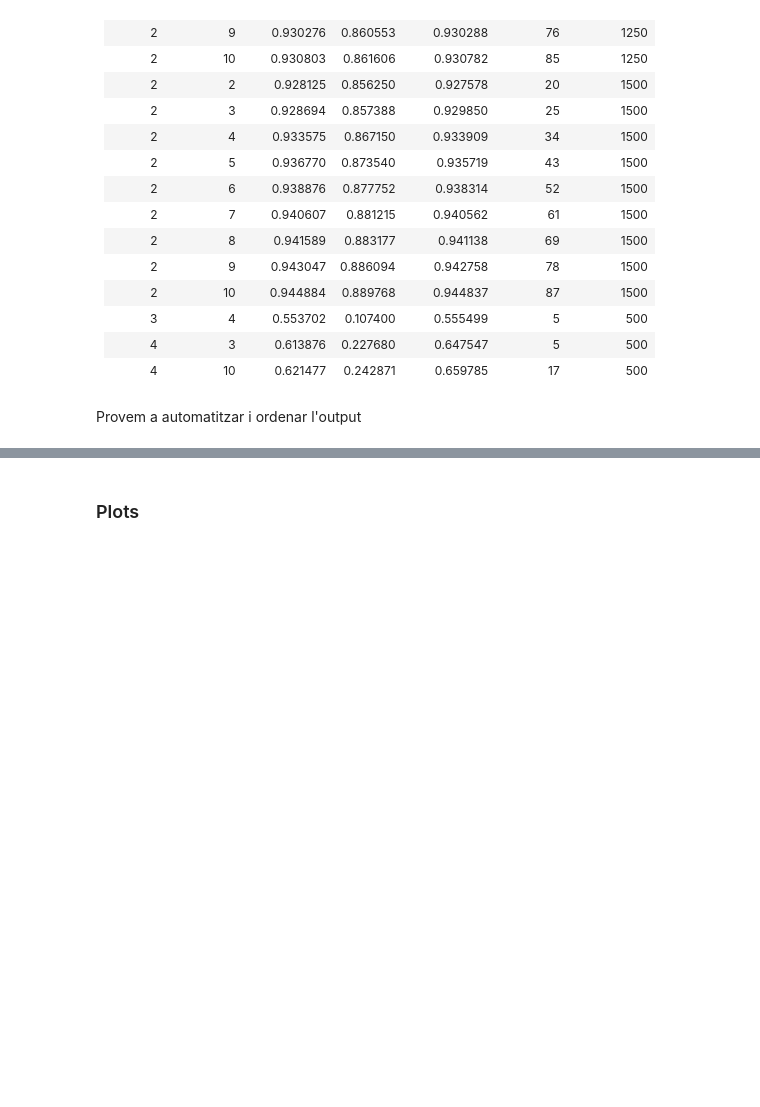
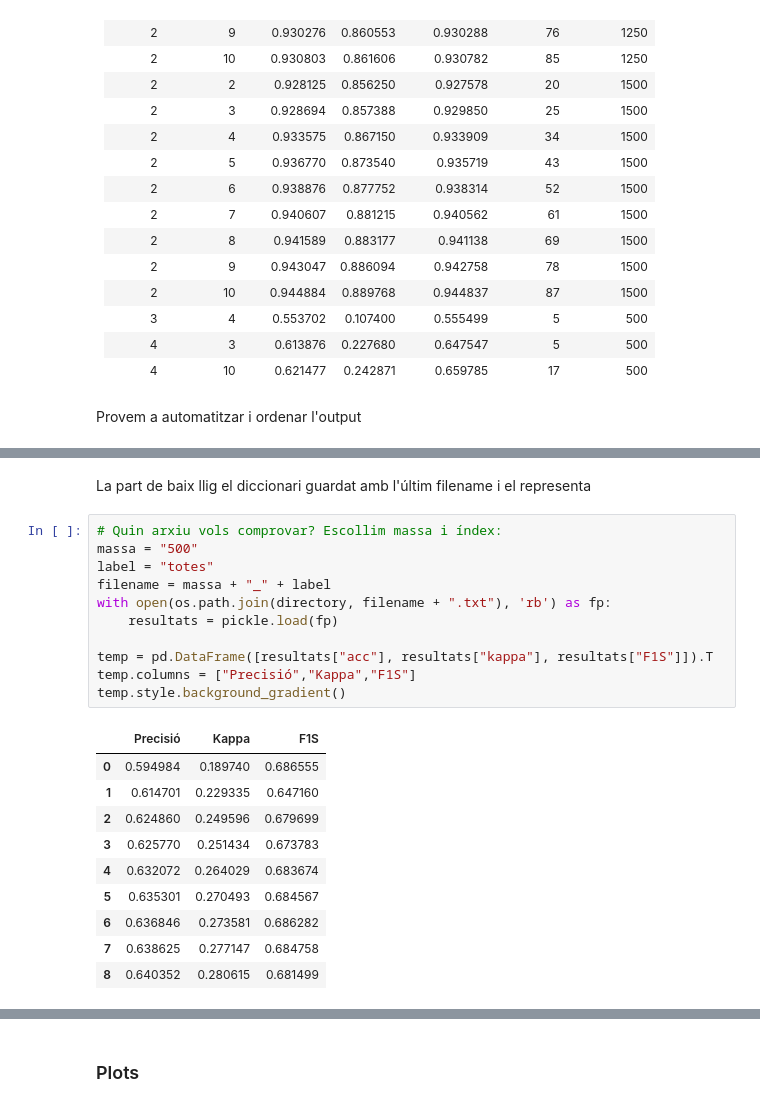
Before and after one commit to AlexPG1/TFG_MLenHEP, a Jupyter notebook: PrimeraSessió.ipynb, the cells around one changed output, grey strips where cells are left out. Drawn from its saved outputs; the diff is of its cells as text; blank space fills up the shorter version.

```diff
--- a/PrimeraSessió.ipynb
+++ b/PrimeraSessió.ipynb
@@ -2038 +2066,25 @@ Audio(sound_file, autoplay=True)
 [interactive output not drawn]
+# %% [markdown]
+La part de baix llig el diccionari guardat amb l'últim filename i el representa
+# %%
+# Quin arxiu vols comprovar? Escollim massa i índex:
+massa = "500"
+label = "totes"
+filename = massa + "_" + label
+with open(os.path.join(directory, filename + ".txt"), 'rb') as fp:
+    resultats = pickle.load(fp)
+
+temp = pd.DataFrame([resultats["acc"], resultats["kappa"], resultats["F1S"]]).T
+temp.columns = ["Precisió","Kappa","F1S"]
+temp.style.background_gradient()
+# %% [output]
+|  | Precisió | Kappa | F1S |
+| 0 | 0.594984 | 0.189740 | 0.686555 |
+| 1 | 0.614701 | 0.229335 | 0.647160 |
+| 2 | 0.624860 | 0.249596 | 0.679699 |
+| 3 | 0.625770 | 0.251434 | 0.673783 |
+| 4 | 0.632072 | 0.264029 | 0.683674 |
+| 5 | 0.635301 | 0.270493 | 0.684567 |
+| 6 | 0.636846 | 0.273581 | 0.686282 |
+| 7 | 0.638625 | 0.277147 | 0.684758 |
+| 8 | 0.640352 | 0.280615 | 0.681499 |
```
Also changed, not shown: parts of 9 cells of this notebook.
